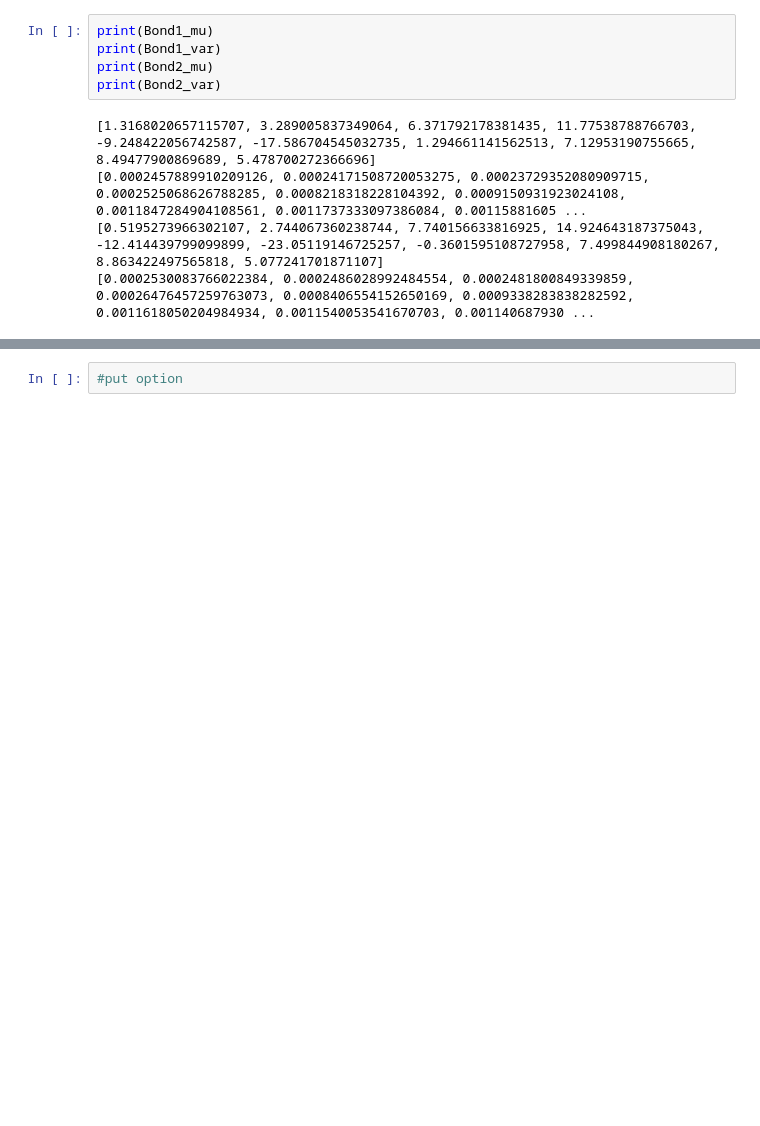
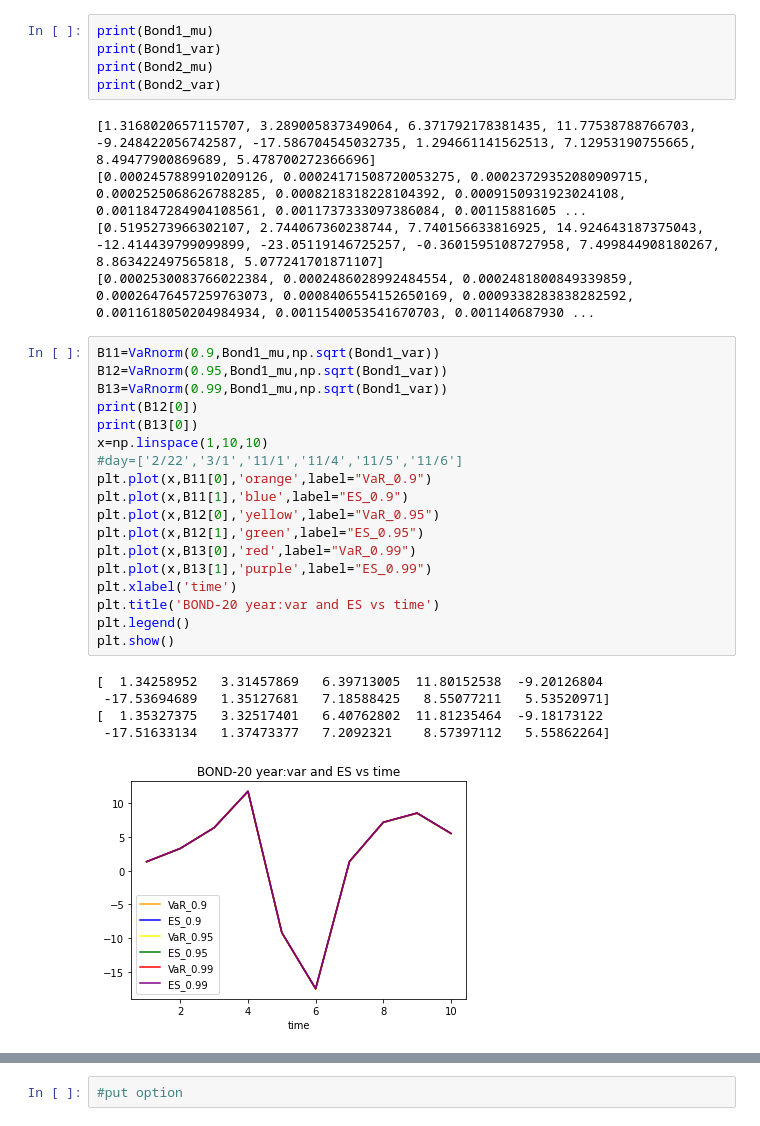
Before and after one commit to ZiyueNie/575, a Jupyter notebook: src/ib_project.ipynb, the cells around one changed output, grey strips where cells are left out. Saved outputs shown, nothing was run; the diff lists cells and outputs as text; blank space fills up the shorter version.

```diff
--- a/src/ib_project.ipynb
+++ b/src/ib_project.ipynb
@@ -126,3 +126,27 @@ print(Bond2_var)
 [0.0002457889910209126, 0.00024171508720053275, 0.00023729352080909715, 0.0002525068626788285, 0.0008218318228104392, 0.0009150931923024108, 0.0011847284904108561, 0.0011737333097386084, 0.00115881605 ...
 [0.5195273966302107, 2.744067360238744, 7.740156633816925, 14.924643187375043, -12.414439799099899, -23.05119146725257, -0.3601595108727958, 7.499844908180267, 8.863422497565818, 5.077241701871107]
 [0.0002530083766022384, 0.0002486028992484554, 0.0002481800849339859, 0.00026476457259763073, 0.0008406554152650169, 0.0009338283838282592, 0.0011618050204984934, 0.0011540053541670703, 0.001140687930 ...
+# %%
+B11=VaRnorm(0.9,Bond1_mu,np.sqrt(Bond1_var))
+B12=VaRnorm(0.95,Bond1_mu,np.sqrt(Bond1_var))
+B13=VaRnorm(0.99,Bond1_mu,np.sqrt(Bond1_var))
+print(B12[0])
+print(B13[0])
+x=np.linspace(1,10,10)
+#day=['2/22','3/1','11/1','11/4','11/5','11/6']
+plt.plot(x,B11[0],'orange',label="VaR_0.9")
+plt.plot(x,B11[1],'blue',label="ES_0.9")
+plt.plot(x,B12[0],'yellow',label="VaR_0.95")
+plt.plot(x,B12[1],'green',label="ES_0.95")
+plt.plot(x,B13[0],'red',label="VaR_0.99")
+plt.plot(x,B13[1],'purple',label="ES_0.99")
+plt.xlabel('time')
+plt.title('BOND-20 year:var and ES vs time')
+plt.legend()
+plt.show()
+# %% [output]
+[  1.34258952   3.31457869   6.39713005  11.80152538  -9.20126804
+ -17.53694689   1.35127681   7.18588425   8.55077211   5.53520971]
+[  1.35327375   3.32517401   6.40762802  11.81235464  -9.18173122
+ -17.51633134   1.37473377   7.2092321    8.57397112   5.55862264]
+[figure, added]
```
Also changed, not shown: parts of 12 cells of this notebook.
